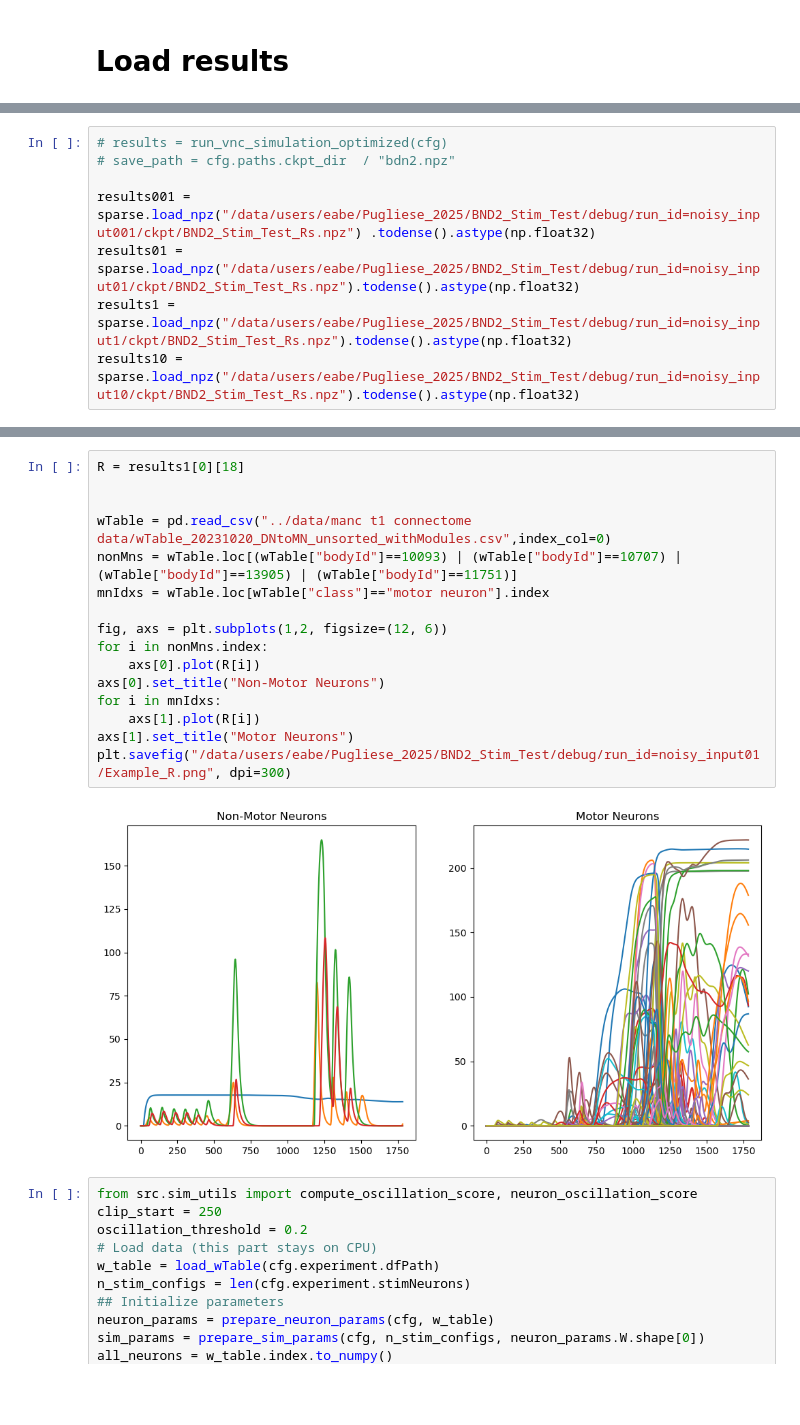
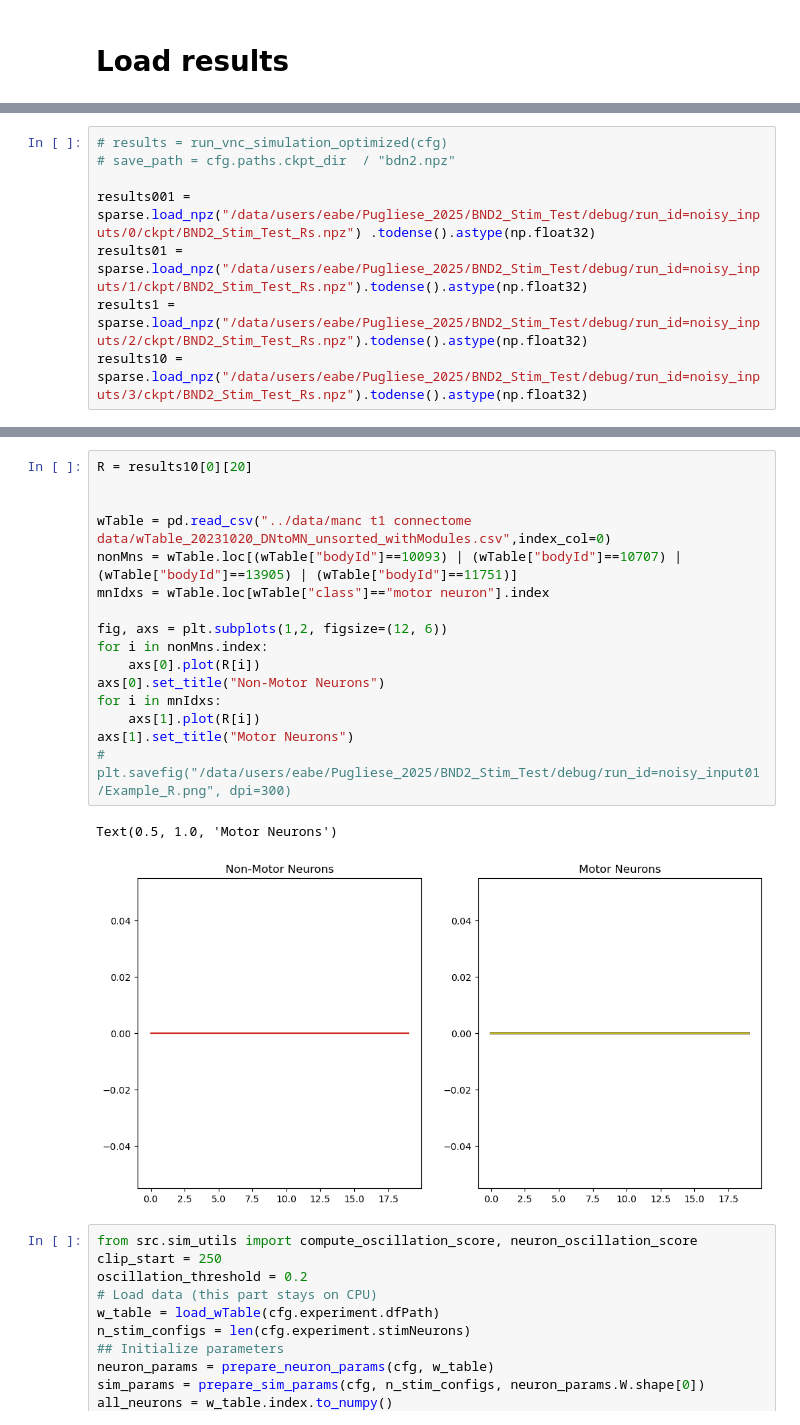
Before and after one commit to smpuglie/Pugliese_cpg_2025, a Jupyter notebook: notebooks/run_config.ipynb, the cells around one changed output, grey strips where cells are left out. Saved outputs shown, nothing was run; the diff lists cells and outputs as text; blank space fills up the shorter version.

```diff
--- a/notebooks/run_config.ipynb
+++ b/notebooks/run_config.ipynb
@@ -106,8 +98,8 @@ results = run_simulation_batched(
 # results = run_vnc_simulation_optimized(cfg)
 # save_path = cfg.paths.ckpt_dir  / "bdn2.npz"
 
-results001 = sparse.load_npz("/data/users/eabe/Pugliese_2025/BND2_Stim_Test/debug/run_id=noisy_input001/ckpt/BND2_Stim_Test_Rs.npz") .todense().astype(np.float32)
-results01 = sparse.load_npz("/data/users/eabe/Pugliese_2025/BND2_Stim_Test/debug/run_id=noisy_input01/ckpt/BND2_Stim_Test_Rs.npz").todense().astype(np.float32)
-results1 = sparse.load_npz("/data/users/eabe/Pugliese_2025/BND2_Stim_Test/debug/run_id=noisy_input1/ckpt/BND2_Stim_Test_Rs.npz").todense().astype(np.float32)
-results10 = sparse.load_npz("/data/users/eabe/Pugliese_2025/BND2_Stim_Test/debug/run_id=noisy_input10/ckpt/BND2_Stim_Test_Rs.npz").todense().astype(np.float32)
+results001 = sparse.load_npz("/data/users/eabe/Pugliese_2025/BND2_Stim_Test/debug/run_id=noisy_inputs/0/ckpt/BND2_Stim_Test_Rs.npz") .todense().astype(np.float32)
+results01 = sparse.load_npz("/data/users/eabe/Pugliese_2025/BND2_Stim_Test/debug/run_id=noisy_inputs/1/ckpt/BND2_Stim_Test_Rs.npz").todense().astype(np.float32)
+results1 = sparse.load_npz("/data/users/eabe/Pugliese_2025/BND2_Stim_Test/debug/run_id=noisy_inputs/2/ckpt/BND2_Stim_Test_Rs.npz").todense().astype(np.float32)
+results10 = sparse.load_npz("/data/users/eabe/Pugliese_2025/BND2_Stim_Test/debug/run_id=noisy_inputs/3/ckpt/BND2_Stim_Test_Rs.npz").todense().astype(np.float32)
 # %%
@@ -115,23 +107,24 @@ np.where(np.all(np.sum(results,axis=-1)==0,axis=-1))
 # %% [output]
 (array([], dtype=int64), array([], dtype=int64))
 # %%
-R = results1[0][18]
+R = results10[0][20]
 
 
 wTable = pd.read_csv("../data/manc t1 connectome data/wTable_20231020_DNtoMN_unsorted_withModules.csv",index_col=0)
 nonMns = wTable.loc[(wTable["bodyId"]==10093) | (wTable["bodyId"]==10707) | (wTable["bodyId"]==13905) | (wTable["bodyId"]==11751)]
 mnIdxs = wTable.loc[wTable["class"]=="motor neuron"].index
 
 fig, axs = plt.subplots(1,2, figsize=(12, 6))
 for i in nonMns.index:
     axs[0].plot(R[i])
 axs[0].set_title("Non-Motor Neurons")
 for i in mnIdxs:
     axs[1].plot(R[i])
 axs[1].set_title("Motor Neurons")
-plt.savefig("/data/users/eabe/Pugliese_2025/BND2_Stim_Test/debug/run_id=noisy_input01/Example_R.png", dpi=300)
+# plt.savefig("/data/users/eabe/Pugliese_2025/BND2_Stim_Test/debug/run_id=noisy_input01/Example_R.png", dpi=300)
 # %% [output]
+Text(0.5, 1.0, 'Motor Neurons')
-[figure, old version]
+[figure, new version]
 # %%
 from src.sim_utils import compute_oscillation_score, neuron_oscillation_score
 clip_start = 250
```
Also changed, not shown: parts of 5 cells of this notebook, 5 other files.
